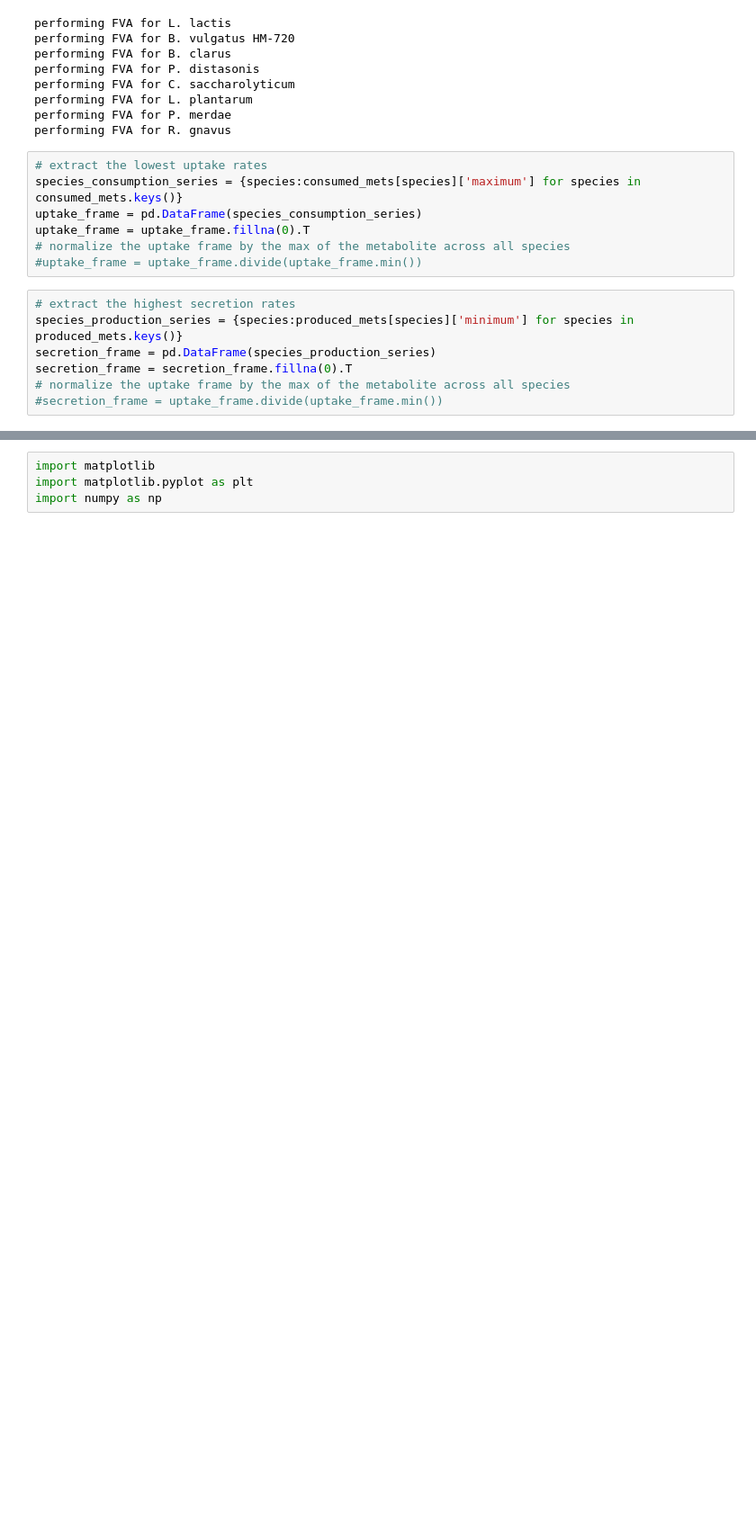
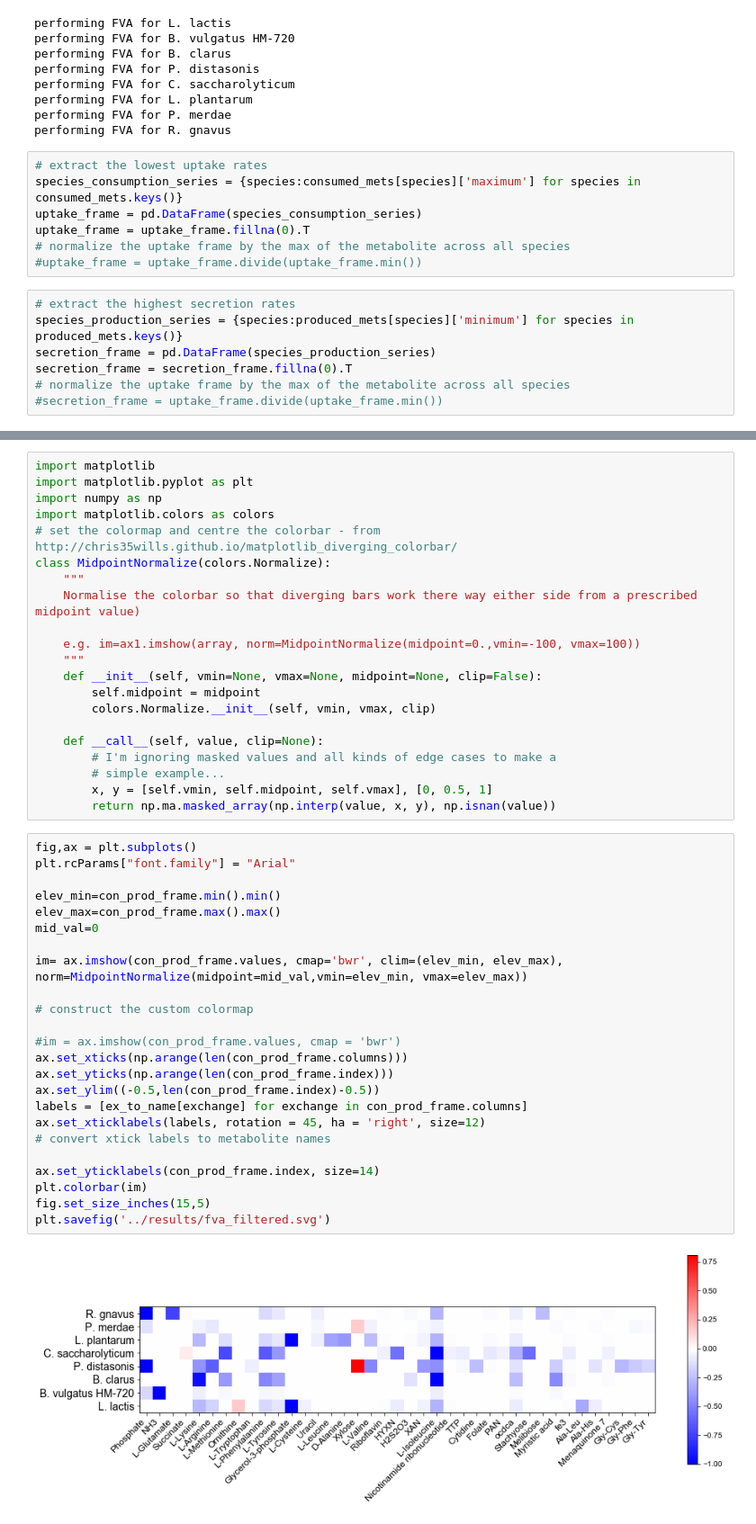
Before and after one commit to medlocklab/iterative_pfba, a Jupyter notebook: bin/production_consumption_coupling.ipynb, the cells around one changed output, grey strips where cells are left out. Shown at 90% size. Saved outputs shown, nothing was run; the diff lists cells and outputs as text; blank space fills up the shorter version.

```diff
--- a/bin/production_consumption_coupling.ipynb
+++ b/bin/production_consumption_coupling.ipynb
@@ -133,7 +133,50 @@ shadow_price_frame
 8 rows × 34 columns
-# %%
-import matplotlib
-import matplotlib.pyplot as plt
-import numpy as np
+# %%
+import matplotlib
+import matplotlib.pyplot as plt
+import numpy as np
+import matplotlib.colors as colors
+# set the colormap and centre the colorbar - from http://chris35wills.github.io/matplotlib_diverging_colorbar/
+class MidpointNormalize(colors.Normalize):
+	"""
+	Normalise the colorbar so that diverging bars work there way either side from a prescribed midpoint value)
+
+	e.g. im=ax1.imshow(array, norm=MidpointNormalize(midpoint=0.,vmin=-100, vmax=100))
+	"""
+	def __init__(self, vmin=None, vmax=None, midpoint=None, clip=False):
+		self.midpoint = midpoint
+		colors.Normalize.__init__(self, vmin, vmax, clip)
+
+	def __call__(self, value, clip=None):
+		# I'm ignoring masked values and all kinds of edge cases to make a
+		# simple example...
+		x, y = [self.vmin, self.midpoint, self.vmax], [0, 0.5, 1]
+		return np.ma.masked_array(np.interp(value, x, y), np.isnan(value))
+# %%
+fig,ax = plt.subplots()
+plt.rcParams["font.family"] = "Arial"
+
+elev_min=con_prod_frame.min().min()
+elev_max=con_prod_frame.max().max()
+mid_val=0
+
+im= ax.imshow(con_prod_frame.values, cmap='bwr', clim=(elev_min, elev_max), norm=MidpointNormalize(midpoint=mid_val,vmin=elev_min, vmax=elev_max))
+
+# construct the custom colormap
+
+#im = ax.imshow(con_prod_frame.values, cmap = 'bwr')
+ax.set_xticks(np.arange(len(con_prod_frame.columns)))
+ax.set_yticks(np.arange(len(con_prod_frame.index)))
+ax.set_ylim((-0.5,len(con_prod_frame.index)-0.5))
+labels = [ex_to_name[exchange] for exchange in con_prod_frame.columns]
+ax.set_xticklabels(labels, rotation = 45, ha = 'right', size=12)
+# convert xtick labels to metabolite names
+
+ax.set_yticklabels(con_prod_frame.index, size=14)
+plt.colorbar(im)
+fig.set_size_inches(15,5)
+plt.savefig('../results/fva_filtered.svg')
+# %% [output]
+[figure, added]
 # %%
 fig,ax = plt.subplots()
```
Also changed, not shown: parts of 19 cells of this notebook, 7 other files.
